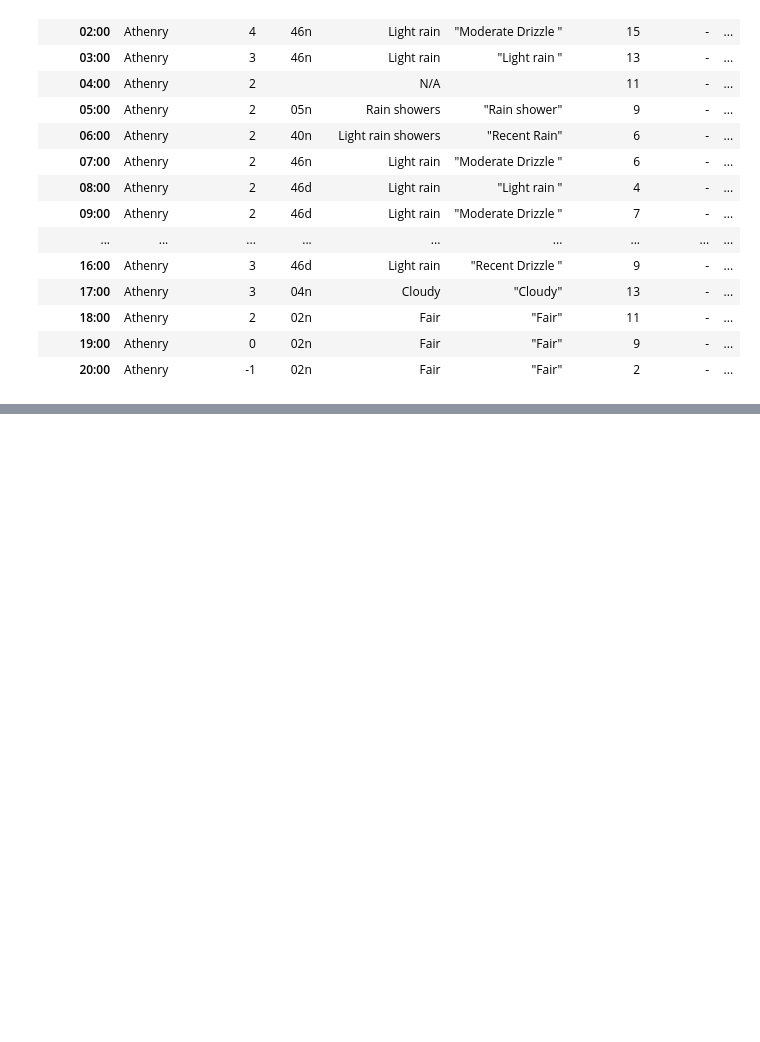
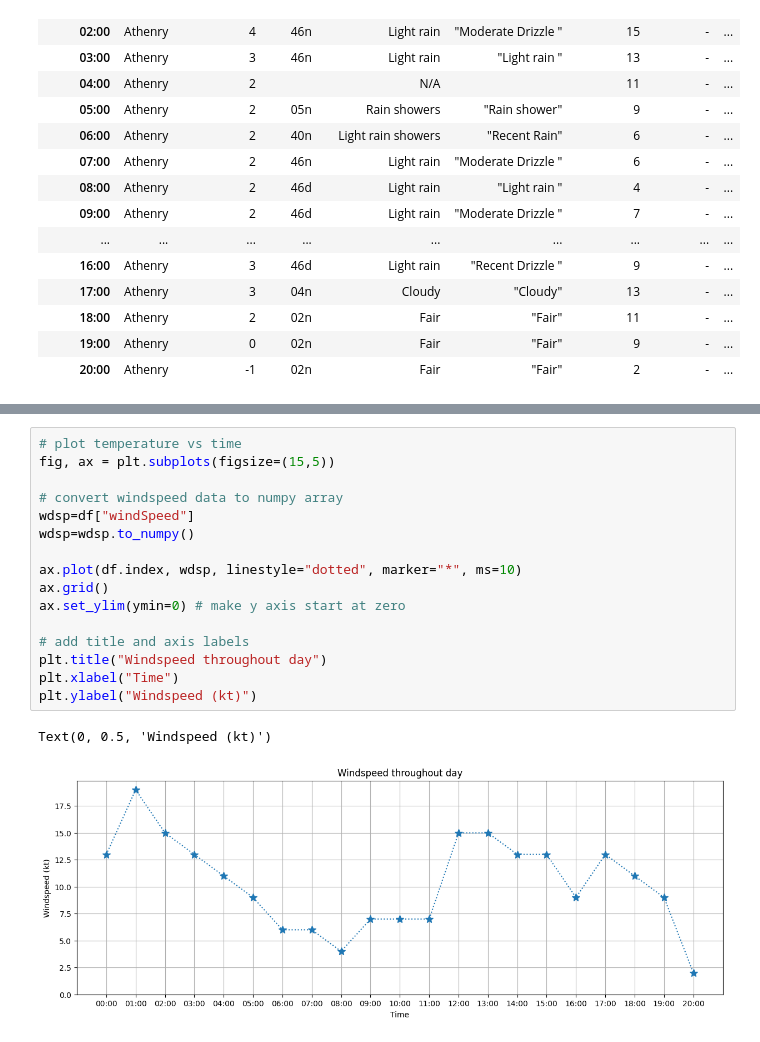
Before and after one commit to rayne-fall/computer-infrastructure, a Jupyter notebook: weather.ipynb, the cells around one changed output, grey strips where cells are left out. Saved outputs shown, nothing was run; the diff lists cells and outputs as text; blank space fills up the shorter version.

Commit message:
added plot and explanation for task 9

```diff
--- a/weather.ipynb
+++ b/weather.ipynb
@@ -192,3 +212,22 @@ plt.ylabel("Rainfall (mm)")
 # %% [output]
 Text(0, 0.5, 'Rainfall (mm)')
 [figure]
+# %%
+# plot temperature vs time
+fig, ax = plt.subplots(figsize=(15,5))
+
+# convert windspeed data to numpy array
+wdsp=df["windSpeed"]
+wdsp=wdsp.to_numpy()
+
+ax.plot(df.index, wdsp, linestyle="dotted", marker="*", ms=10)
+ax.grid()
+ax.set_ylim(ymin=0) # make y axis start at zero
+
+# add title and axis labels
+plt.title("Windspeed throughout day")
+plt.xlabel("Time")
+plt.ylabel("Windspeed (kt)")
+# %% [output]
+Text(0, 0.5, 'Windspeed (kt)')
+[figure, added]
```
Also changed, not shown: parts of 8 cells of this notebook, 1 other file.
